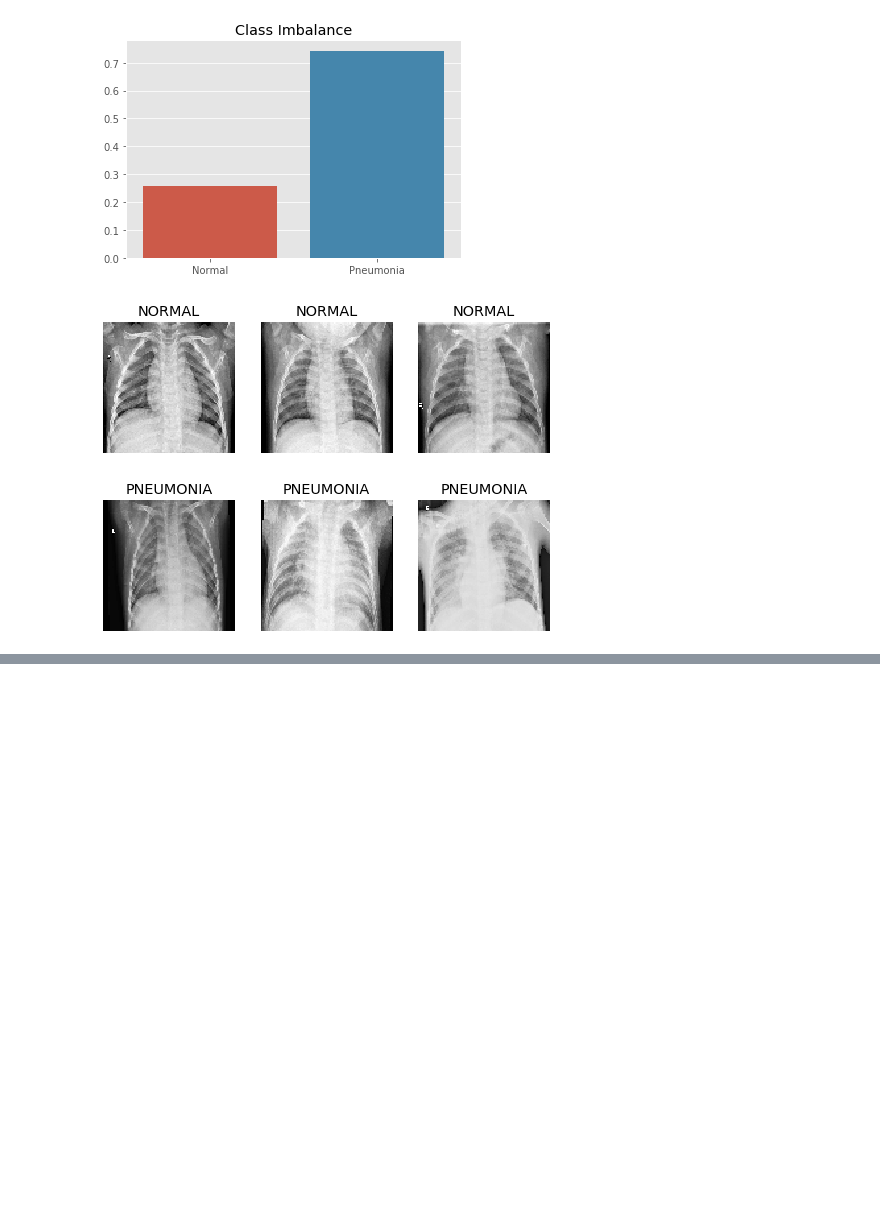
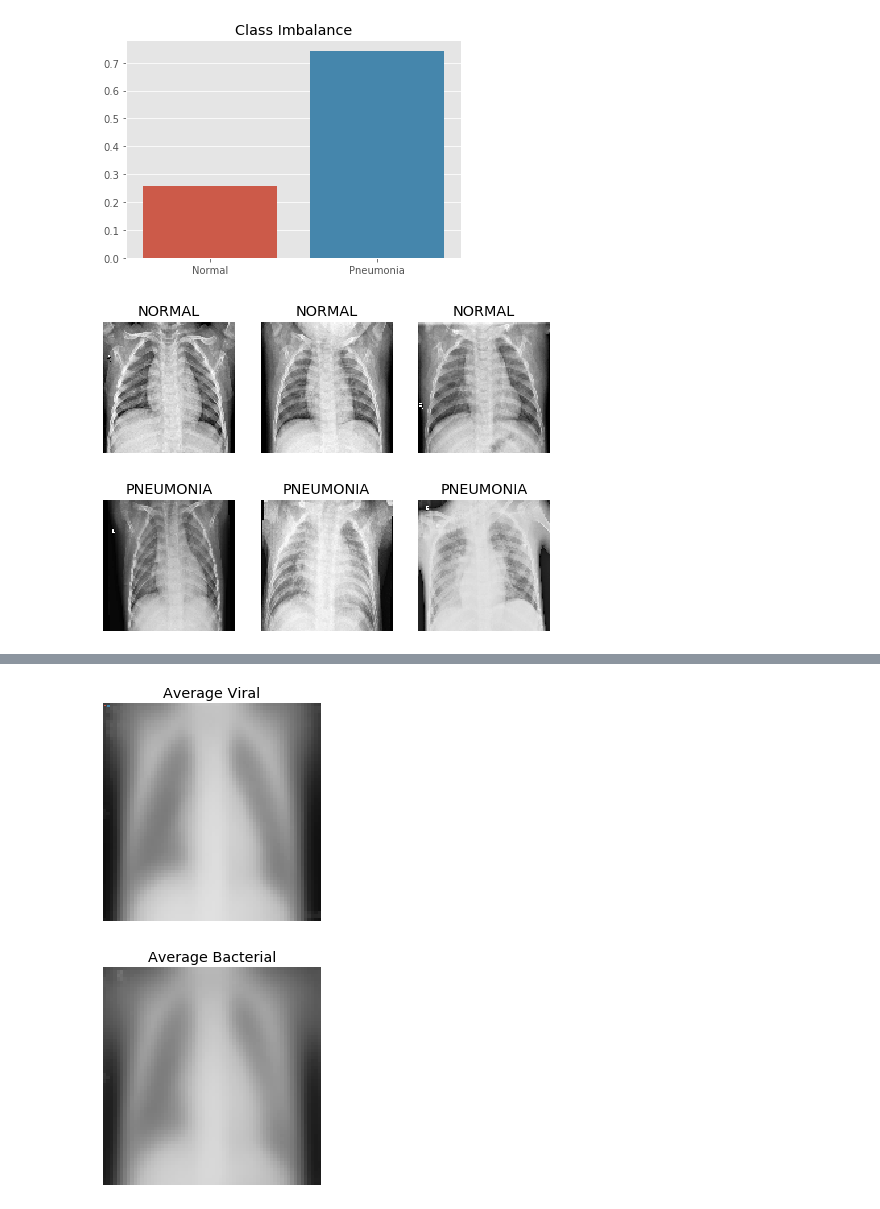
Before and after one commit to bagnine/Pnuemonia-image-classification, a Jupyter notebook: Index.ipynb, the cells around one changed output, grey strips where cells are left out. Cells and saved outputs as stored; diff of their text form; code cells hidden in the pictures; blank space fills up the shorter version.

```diff
--- a/Index.ipynb
+++ b/Index.ipynb
@@ -145,0 +128,23 @@ pneu_mean = find_mean_img(pnemonia_images, 'PNEUMONIA')
+# %%
+# Get viral and bacterial fn
+viral_imgs = [fn for fn in os.listdir(f'{train_dir}/PNEUMONIA') if fn.endswith('.jpeg') and fn.find("virus") != -1]
+bacterial_imgs = [fn for fn in os.listdir(f'{train_dir}/PNEUMONIA') if fn.endswith('.jpeg') and fn.find('bacteria') != -1]
+
+# observe class imbalance
+viral_size = len(viral_imgs)/(len(viral_imgs)+len(bacterial_imgs))
+bacterial_size = len(bacterial_imgs)/(len(bacterial_imgs)+len(viral_imgs))
+
+ax = sns.barplot(x = ['Viral', 'Bacterial'],
+                 y = [viral_size, bacterial_size]);
+ax.set_title("Class Imbalance Between Viral and Bacterial Pneumonia");
+
+# get viral and bacterial full matrices
+viral_fm = eda.image_to_matrix(f'{train_dir}/PNEUMONIA/', viral_imgs)
+bacterial_fm = eda.image_to_matrix(f'{train_dir}/PNEUMONIA/', bacterial_imgs)
+
+# Display the mean differences in the
+viral_mean = eda.find_mean_img(viral_fm, 'Viral')
+bacterial_mean = eda.find_mean_img(bacterial_fm, 'Bacterial')
+# %% [output]
+[figure, added]
+[figure, added]
```
Also changed, not shown: parts of 25 cells of this notebook, 5 other files.
